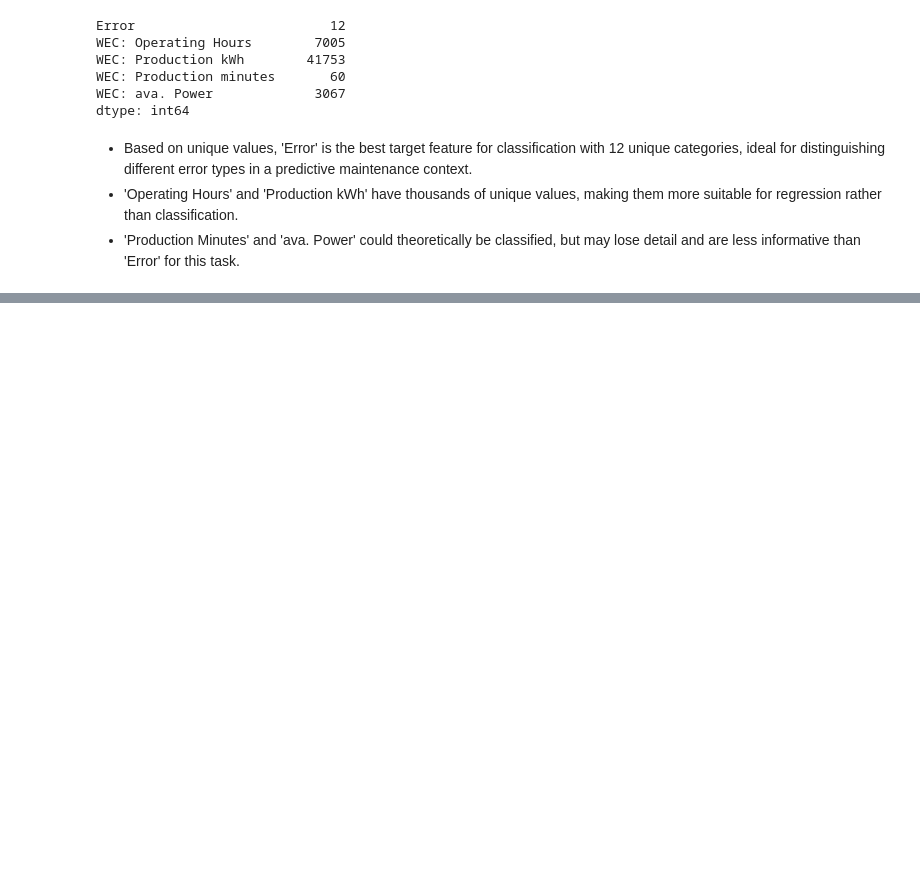
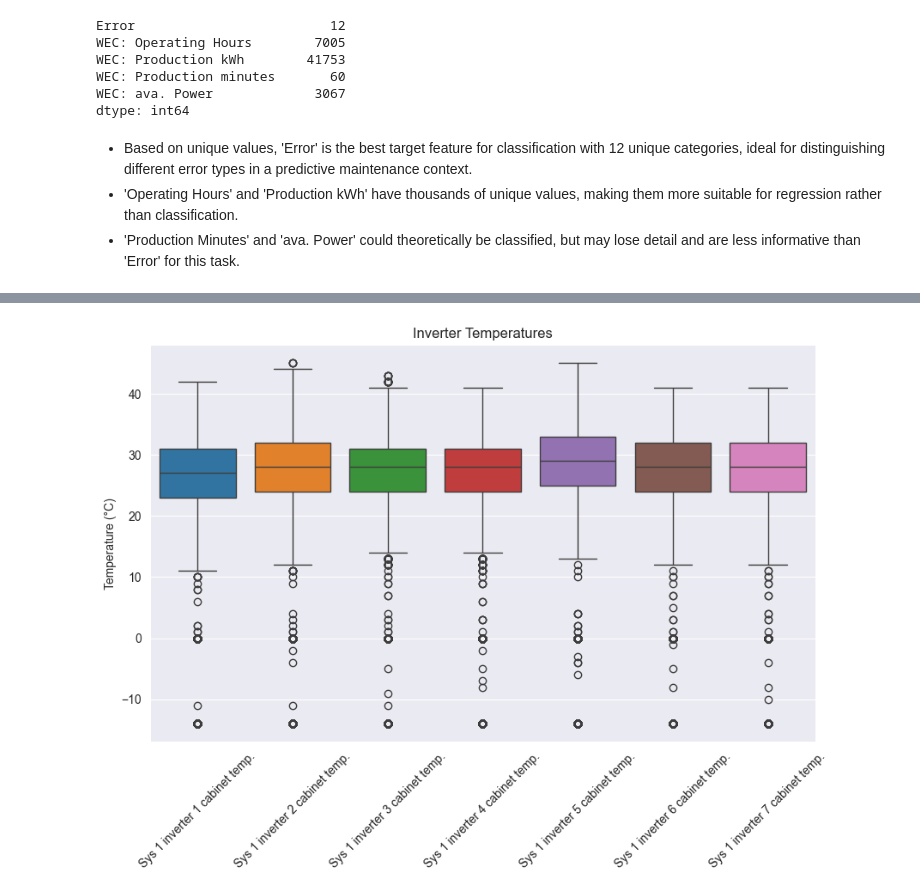
Before and after one commit to rhkraptor/AML, a Jupyter notebook: AML_Projekt.ipynb, the cells around one changed output, grey strips where cells are left out. Saved outputs shown, nothing was run; the diff lists cells and outputs as text; code cells hidden in the pictures; blank space fills up the shorter version.

```diff
--- a/AML_Projekt.ipynb
+++ b/AML_Projekt.ipynb
@@ -140,0 +173,16 @@ plt.show()
+# %%
+# Plotting inverter temperatures together
+inverter_temps = ['Sys 1 inverter 1 cabinet temp.', 'Sys 1 inverter 2 cabinet temp.',
+                  'Sys 1 inverter 3 cabinet temp.', 'Sys 1 inverter 4 cabinet temp.',
+                  'Sys 1 inverter 5 cabinet temp.', 'Sys 1 inverter 6 cabinet temp.',
+                  'Sys 1 inverter 7 cabinet temp.']
+
+# Box plot of inverter temperatures
+plt.figure(figsize=(10, 6))
+sns.boxplot(data=df[inverter_temps])
+plt.xticks(rotation=45)
+plt.title('Inverter Temperatures')
+plt.ylabel('Temperature (°C)')
+plt.show()
+# %% [output]
+[figure, added]
```
Also changed, not shown: parts of 15 cells of this notebook.
